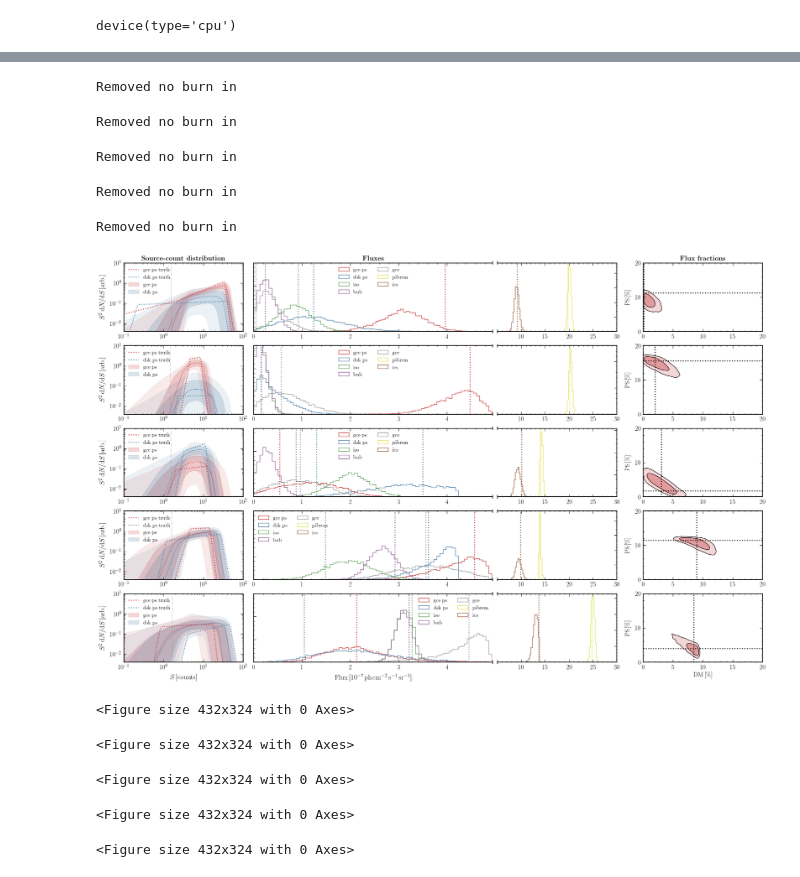
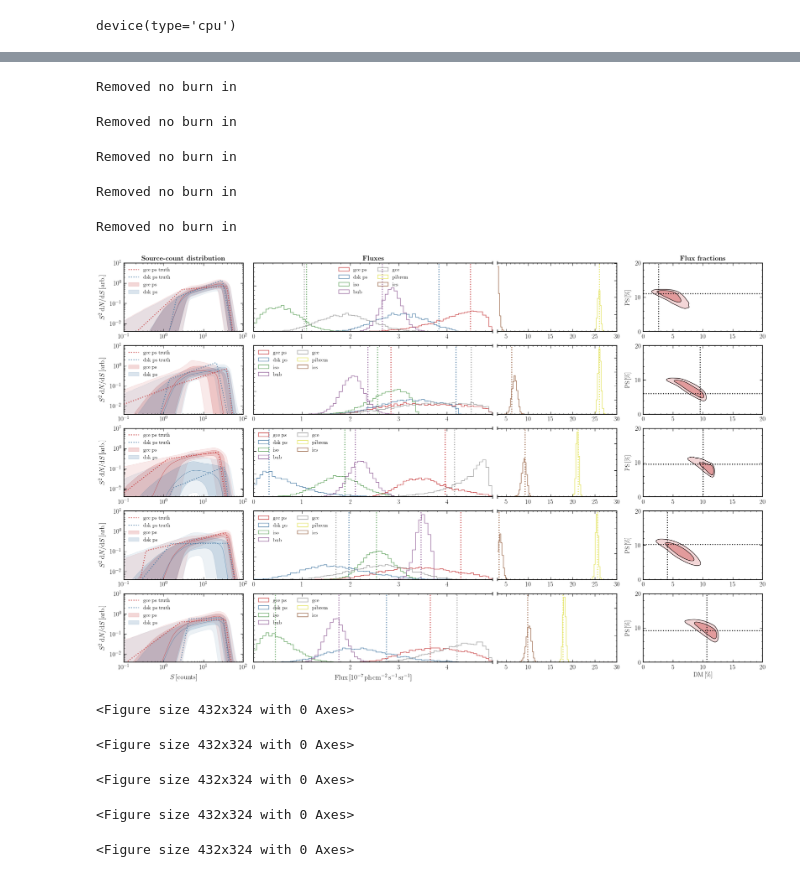
Before and after one commit to smsharma/fermi-gce-flows, a Jupyter notebook: notebooks/02_analysis.ipynb, the cells around one changed output, grey strips where cells are left out. Cells and saved outputs as stored; diff of their text form; code cells hidden in the pictures.

```diff
--- a/notebooks/02_analysis.ipynb
+++ b/notebooks/02_analysis.ipynb
@@ -179,7 +176,7 @@ from tqdm import *
 # %% [markdown]
 ## SNPE
 # %%
-sg_embed = SphericalGraphCNN(nside_list, indexes_list, n_aux=2, n_params=18).to(device)
+sg_embed = SphericalGraphCNN(nside_list, indexes_list, n_aux=2, n_params=0).to(device)
 # %%
 # from sbi.inference import SNPE
 from sbi.inference import PosteriorEstimator
@@ -253,9 +220,9 @@ inference_inst = PosteriorEstimator(prior=prior, density_estimator=neural_classi
 from pytorch_lightning.loggers import TensorBoardLogger, MLFlowLogger
 import mlflow
 # %%
-run_id = '341be6f12e354e3b814e386988e729a7'
+run_id = '32afa3c65b844815b04f099c9a95436f'
 
 data_dir = '/scratch/sm8383/sbi-fermi/data/'
 model_uri = "runs:/{}/density_estimator".format(run_id)
-density_estimator = mlflow.pytorch.load_model('/Users/smsharma/PycharmProjects/sbi-fermi/data/logs/mlruns/0/' + run_id + '/artifacts/density_estimator')
+density_estimator = mlflow.pytorch.load_model('/Users/smsharma/mlruns/0/' + run_id + '/artifacts/density_estimator')
 # %% [output]
@@ -265,8 +232,9 @@ density_estimator = mlflow.pytorch.load_model('/Users/smsharma/PycharmProjects/s
 # %%
 from sbi.utils import x_shape_from_simulation
 
-x_presimulated = torch.Tensor(np.load("../data/samples/x_train_float_all_ModelO_33.npy"))
-theta_presimulated = torch.Tensor(np.load("../data/samples/theta_train_float_all_ModelO_33.npy"))
+x_presimulated = torch.Tensor(np.load("../data/samples/x_train_ModelO_gamma_fix_336.npy"))
+x_aux_presimulated = torch.Tensor(np.load("../data/samples/x_aux_train_ModelO_gamma_fix_336.npy"))
+theta_presimulated = torch.Tensor(np.load("../data/samples/theta_train_ModelO_gamma_fix_336.npy"))
 
 inference_inst.x_shape = x_shape_from_simulation(x_presimulated)
 # %%
@@ -291,4 +253,4 @@ tensor([ 1.7513,  1.1892,  1.2521,  1.0951,  7.3060,  5.1012,  1.0027, 19.0859,
 # %%
-n_sim = 5
-theta_presimulated = prior_sim.sample((n_sim,))
-x_presimulated = [simulator(theta.detach().numpy(), temps_poiss, temps_ps, masks_list[0], roi_mask, pc_inst.psf_r_func) for theta in tqdm_notebook(theta_presimulated)]
+# n_sim = 5
+# theta_presimulated = prior_sim.sample((n_sim,))
+# x_presimulated = [simulator(theta.detach().numpy(), temps_poiss, temps_ps, masks_list[0], roi_mask, pc_inst.psf_r_func) for theta in tqdm_notebook(theta_presimulated)]
@@ -365,7 +320,7 @@ for i_r in range(nrows):
     truth_idx = idx_start + i_r
 
     theta_truth = theta_presimulated[truth_idx]
-    x_o = x_presimulated[truth_idx]
+    x_o = torch.cat([x_presimulated[truth_idx], x_aux_presimulated[truth_idx]], axis=-1)
 
 #     if i_r == nrows - 1:
 #         x_o = data_map
@@ -497,7 +452,7 @@ for i_r in range(nrows):
 
 
     ax[i_r][3] = fig.add_subplot(gs[i_r,3])
-    ax3_min = 5.
+    ax3_min = 3.
 
     bins = np.linspace(ax3_min, 30, np.int(100))
     hist_kwargs.update(bins=bins)
@@ -524,34 +479,34 @@ for i_r in range(nrows):
 #         ax[i_r][3].set_title(r"\bf{Fluxes}")
 
     ax[i_r][3].set_xlim(ax3_min + .05, 30)
 #     ax[i_r][2].set_ylim(0, 8)
 
     # where some data has already been plotted to ax
     handles_2, labels_2 = ax[i_r][2].get_legend_handles_labels()
     handles_3, labels_3 = ax[i_r][3].get_legend_handles_labels()
 
     ax[i_r][2].legend(handles_2 + handles_3, labels_2 + labels_3, fontsize=14, ncol=2)
 
     d = .02  # how big to make the diagonal lines in axes coordinates
     # arguments to pass to plot, just so we don't keep repeating them
     kwargs = dict(transform=ax[i_r][2].transAxes, color='k', lw=1.8, clip_on=False)
     ax[i_r][2].plot((1, 1), (1 - d, 1 + d), **kwargs)        # top-left diagonal
     ax[i_r][2].plot((1, 1), (-d, +d), **kwargs)  # top-right diagonal
 
     kwargs.update(transform=ax[i_r][3].transAxes)  # switch to the bottom axes
     ax[i_r][3].plot((0, 0), (1 - d, 1 + d), **kwargs)  # bottom-left diagonal
     ax[i_r][3].plot((0, 0), (-d, +d), **kwargs)  # bottom-right diagonal
 
 # plt.show()
 plt.tight_layout()
 fig.savefig("/Users/smsharma/Desktop/truth_tests.pdf",bbox_inches='tight',pad_inches=0.1)
 # %% [output]
 Removed no burn in
 Removed no burn in
 Removed no burn in
 Removed no burn in
 Removed no burn in
-[figure, old version]
+[figure, new version]
 <Figure size 432x324 with 0 Axes>
 <Figure size 432x324 with 0 Axes>
 <Figure size 432x324 with 0 Axes>
```
Also changed, not shown: parts of 18 cells of this notebook, 3 other files.
